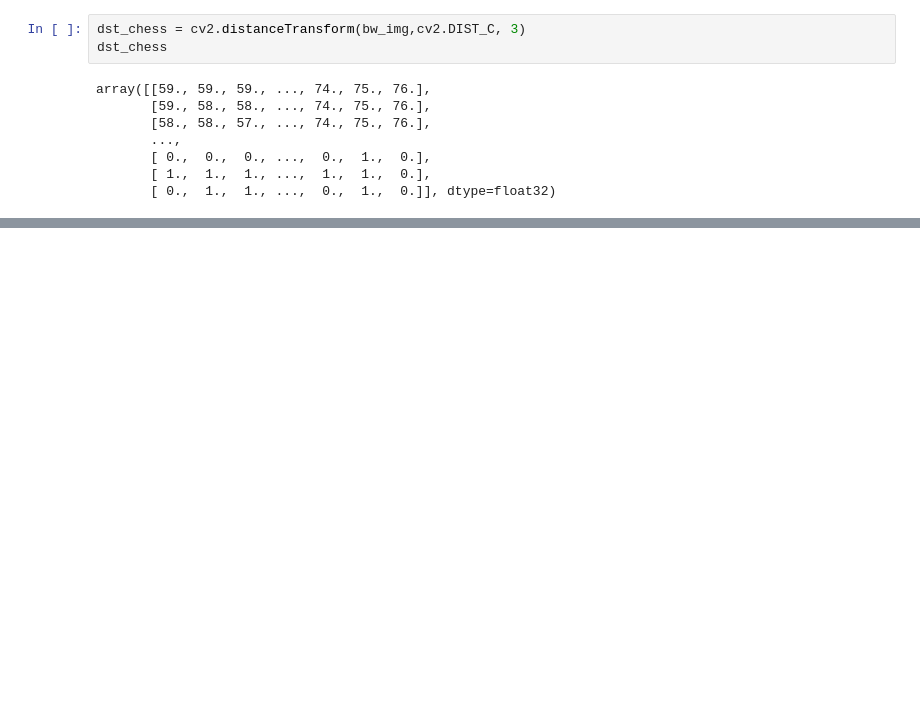
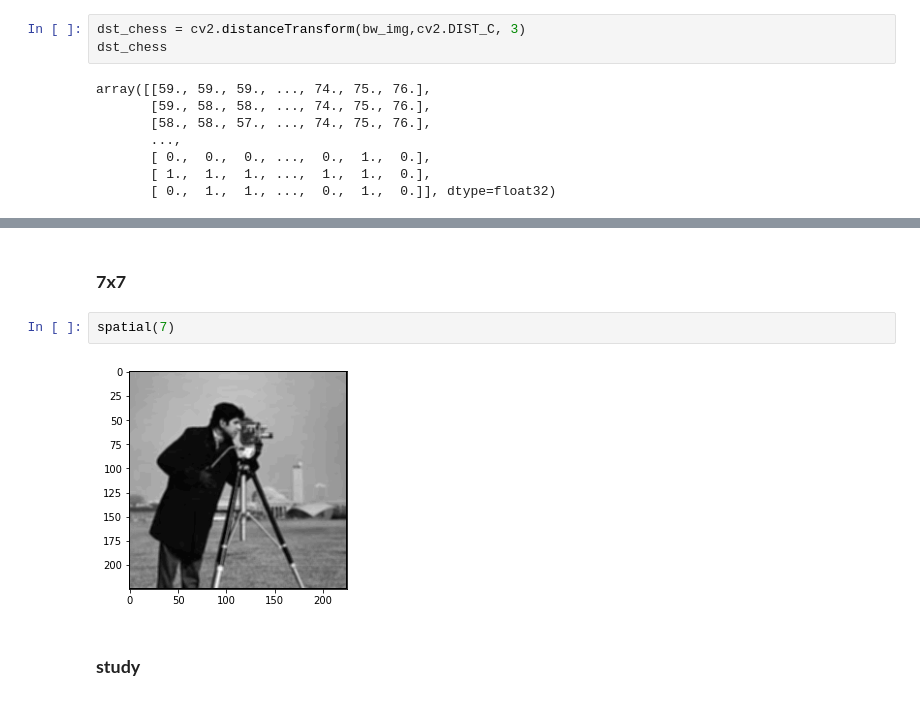
Before and after one commit to anurupjalota/Sem_5, a Jupyter notebook: ECSE341-Image/Labs/Lab04/ip_04.ipynb, the cells around one changed output, grey strips where cells are left out. Cells and saved outputs as stored; diff of their text form; blank space fills up the shorter version.

```diff
--- a/ECSE341-Image/Labs/Lab04/ip_04.ipynb
+++ b/ECSE341-Image/Labs/Lab04/ip_04.ipynb
@@ -131,0 +164,8 @@ array([[59., 59., 59., ..., 74., 75., 76.],
+# %% [markdown]
+### **7x7**
+# %%
+spatial(7)
+# %% [output]
+[figure, added]
+# %% [markdown]
+### **study**
```
Also changed, not shown: parts of 15 cells of this notebook, 4 other files.
